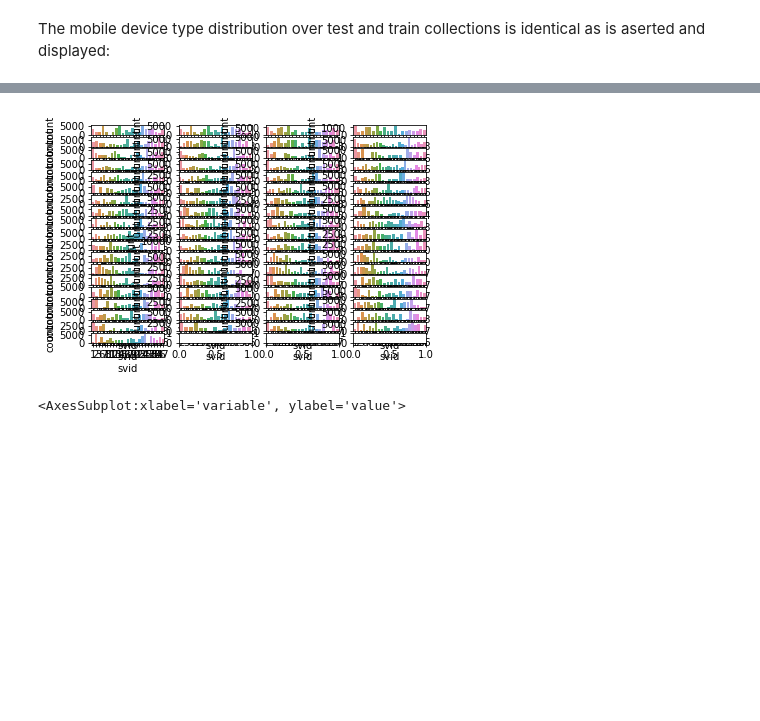
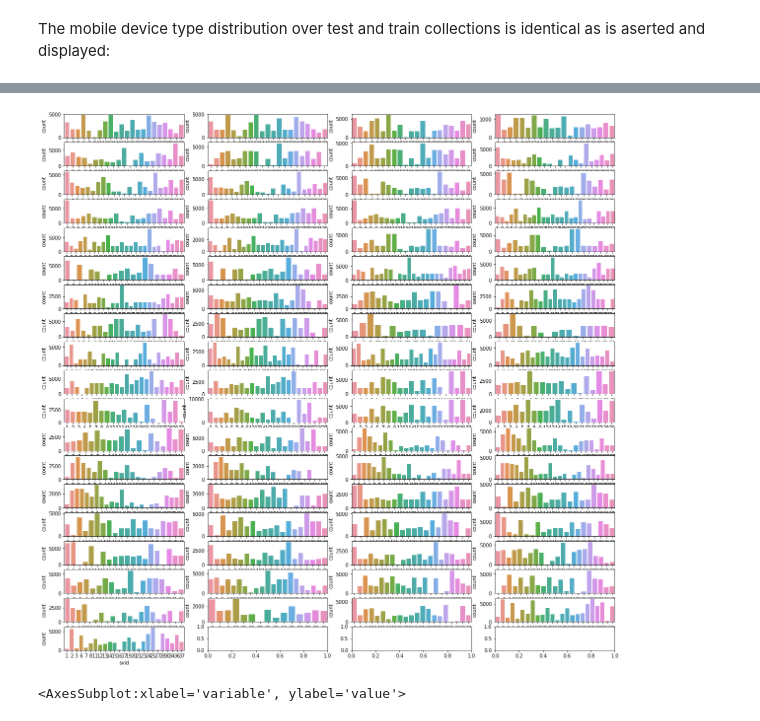
Before and after one commit to shacharhelmer/GNSS-Google, a Jupyter notebook: shachar-dev.ipynb, the cells around one changed output, grey strips where cells are left out. Saved outputs shown, nothing was run; the diff lists cells and outputs as text; code cells hidden in the pictures; blank space fills up the shorter version.

```diff
--- a/shachar-dev.ipynb
+++ b/shachar-dev.ipynb
@@ -206,10 +208,13 @@ pieplot_on_columns(derived_train_data, ['phoneName', 'signalType', 'constellatio
 # %%
-fig, axs = plt.subplots(int(len(derived_train_sets) / 4) + 1, 4)
+# TODO: plot as heatmap
+
+fig = plt.figure(figsize=(20,20))
+axs = fig.subplots(int(len(derived_train_sets) / 4) + 1, 4)
 for idx, s in enumerate(derived_train_sets):
     df = pd.read_csv(derived_train_sets[idx])
     sns.countplot(x=df['svid'], ax=axs[int(idx / 4)][idx % 4])
 # %% [output]
-[figure, old version]
+[figure, new version]
 # %%
 d_df = pd.read_csv(derived_train_sets[0]) # read and concatenate all derived data?..
 d_df.columns
```
Also changed, not shown: parts of 3 cells of this notebook.
